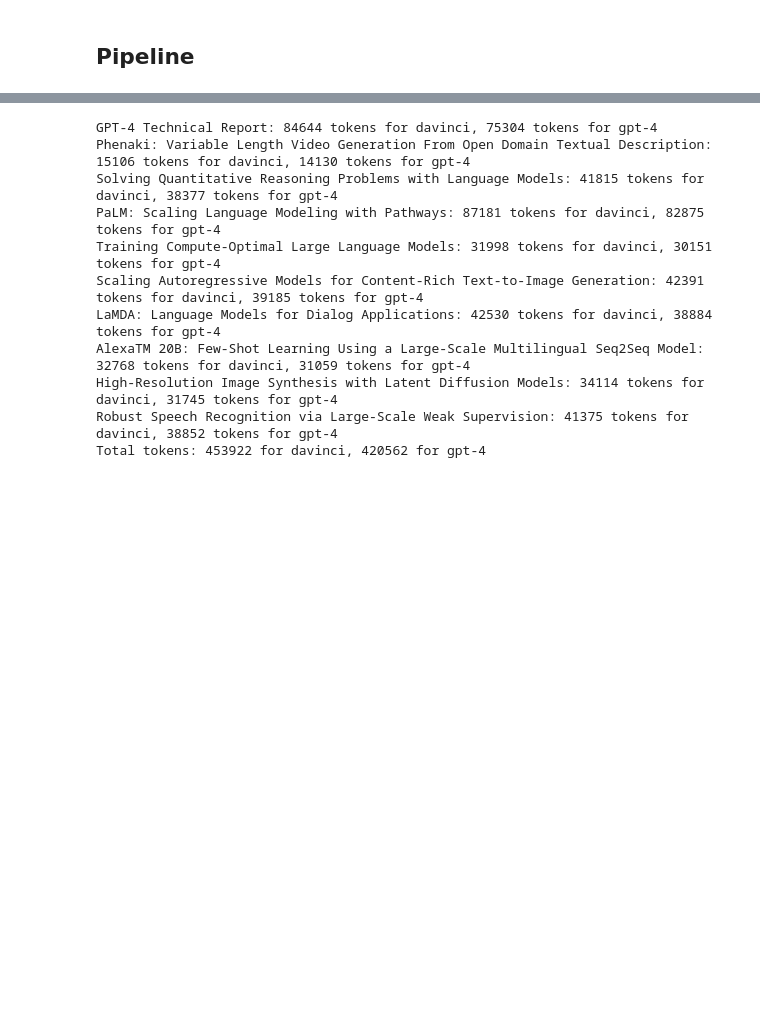
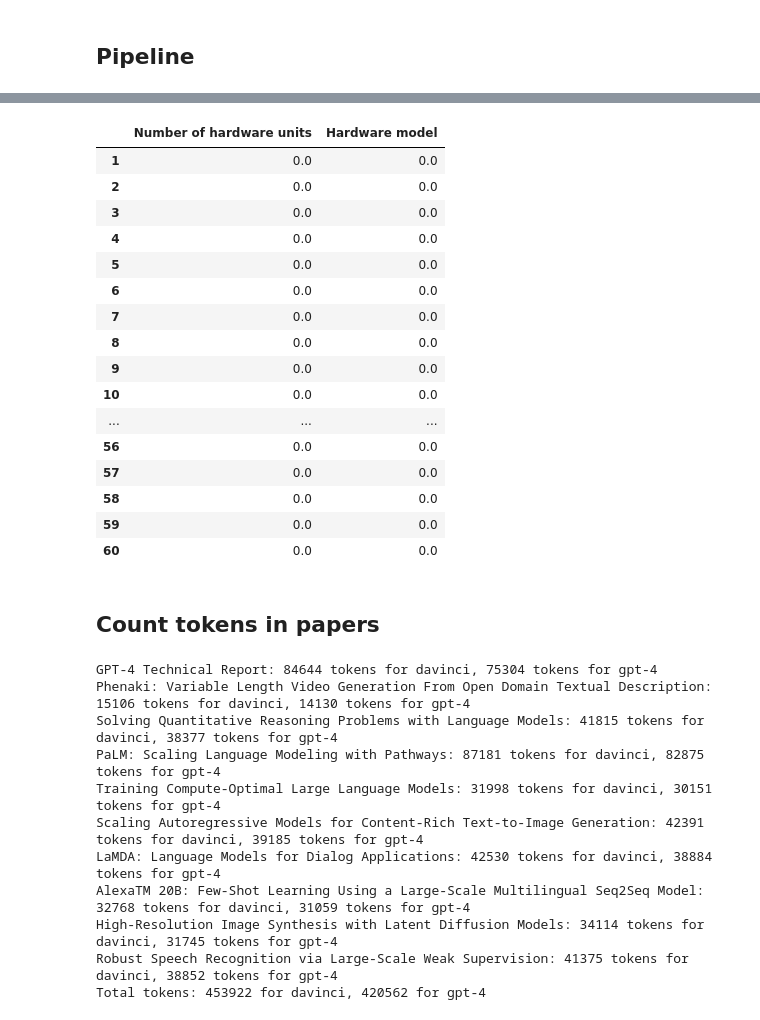
Before and after one commit to bencottier/llm-paper-data-retrieval, a Jupyter notebook: paper_data_retrieval.ipynb, the cells around one changed output, grey strips where cells are left out. Drawn from its saved outputs; the diff is of its cells as text; code cells hidden in the pictures; blank space fills up the shorter version.

```diff
--- a/paper_data_retrieval.ipynb
+++ b/paper_data_retrieval.ipynb
@@ -625,3 +708,29 @@ display(df)
+# %%
+# Create dummy dataframe with 100 rows
+df_dummy = pd.DataFrame(np.zeros((100, len(keys))), columns=keys)
+# %%
+# Get a dataframe with indices 1 through 11, and 51 through 61
+df_dummy.iloc[1:11].append(df_dummy.iloc[51:61])
+# %% [output]
+|  | Number of hardware units | Hardware model |
+| 1 | 0.0 | 0.0 |
+| 2 | 0.0 | 0.0 |
+| 3 | 0.0 | 0.0 |
+| 4 | 0.0 | 0.0 |
+| 5 | 0.0 | 0.0 |
+| 6 | 0.0 | 0.0 |
+| 7 | 0.0 | 0.0 |
+| 8 | 0.0 | 0.0 |
+| 9 | 0.0 | 0.0 |
+| 10 | 0.0 | 0.0 |
+| ... | ... | ... |
+| 56 | 0.0 | 0.0 |
+| 57 | 0.0 | 0.0 |
+| 58 | 0.0 | 0.0 |
+| 59 | 0.0 | 0.0 |
+| 60 | 0.0 | 0.0 |
+# %% [markdown]
+## Count tokens in papers
 # %%
 total_davinci_tokens = 0
 total_gpt_tokens = 0
```
Also changed, not shown: parts of 10 cells of this notebook, 1 other file.
